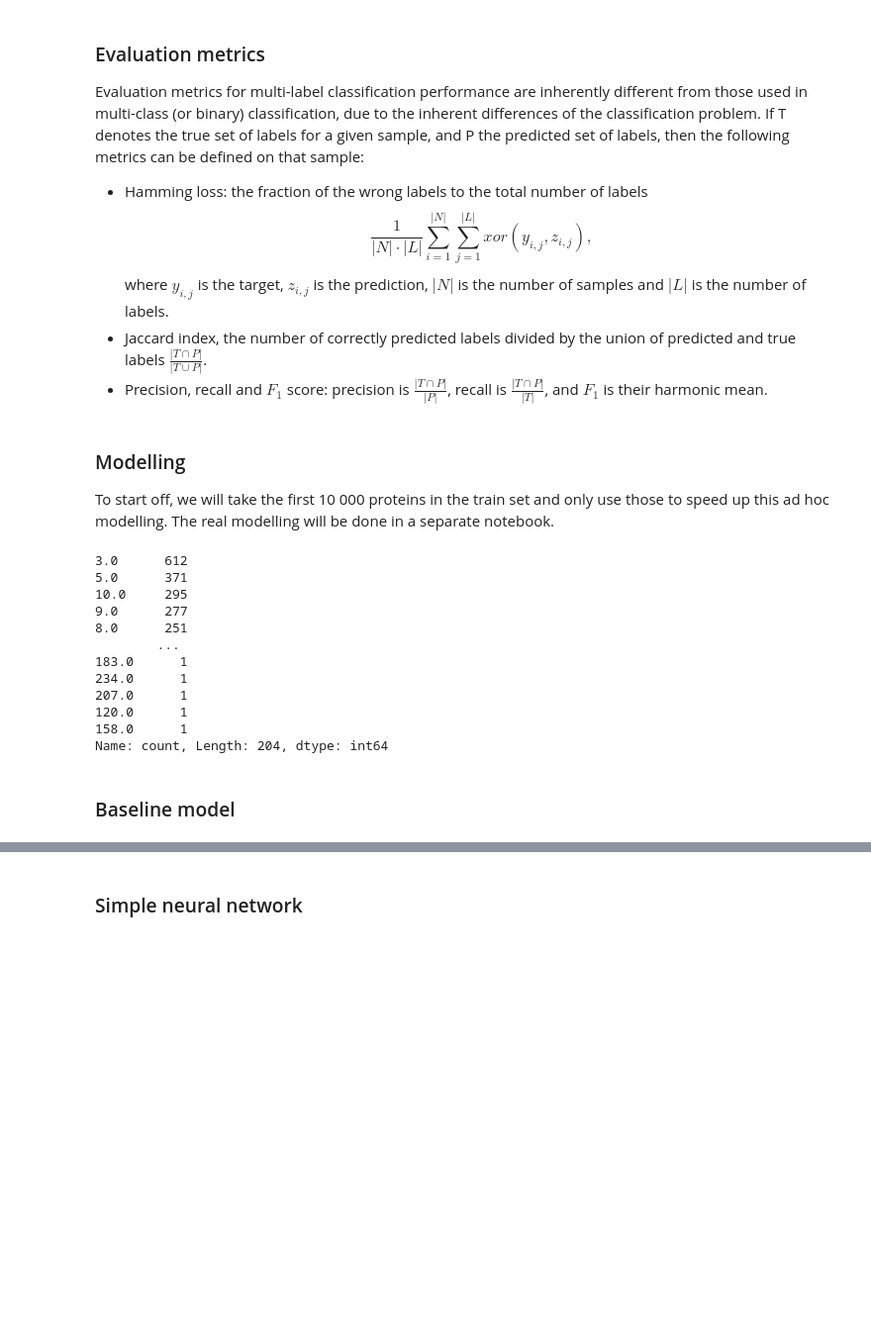
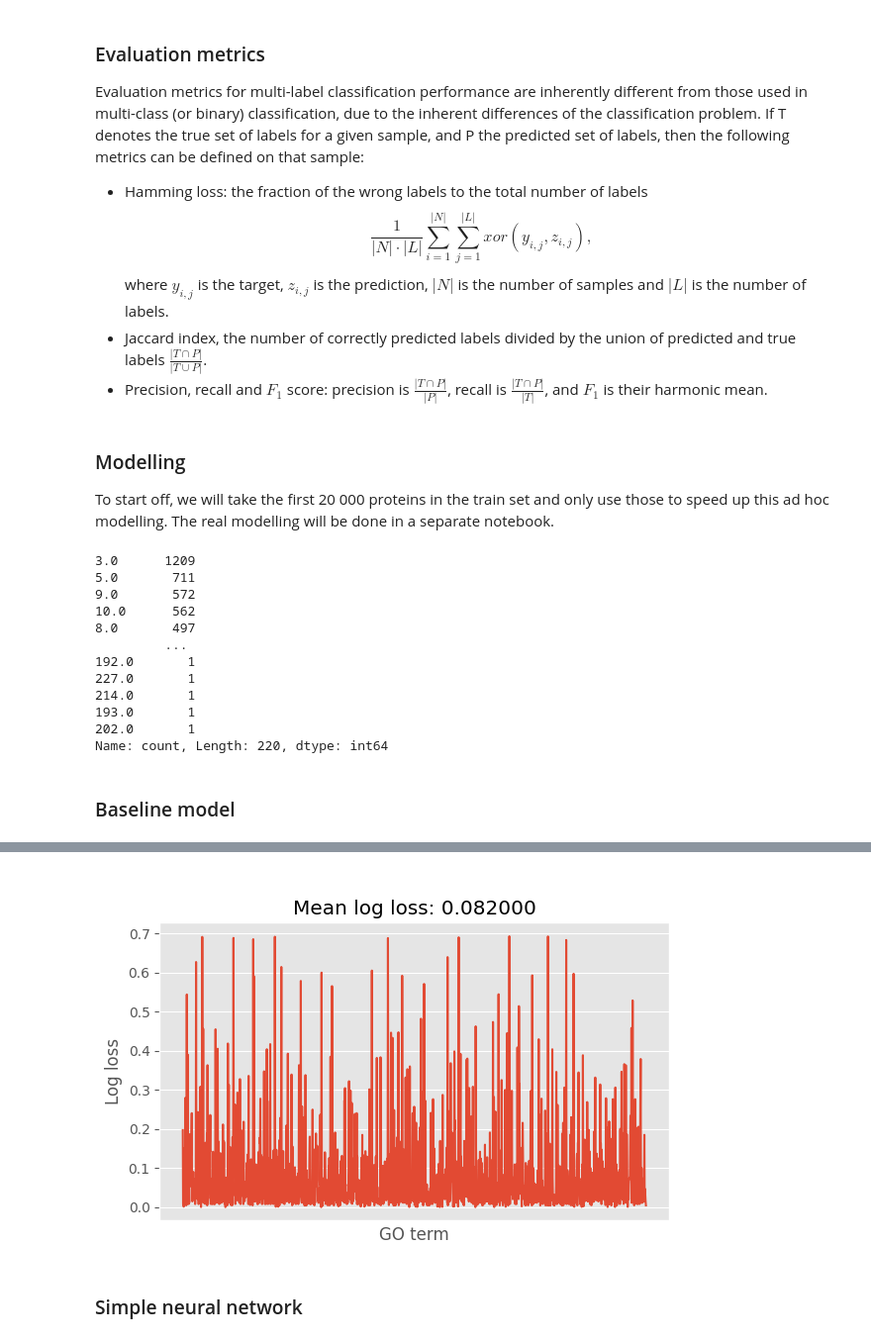
Before and after one commit to MatejVe/CAFA_5_protein_function_prediction, a Jupyter notebook: modelling.ipynb, the cells around one changed output, grey strips where cells are left out. Shown: that part at 99% size. Drawn from its saved outputs; the diff is of its cells as text; code cells hidden in the pictures; blank space fills up the shorter version.

```diff
--- a/modelling.ipynb
+++ b/modelling.ipynb
@@ -26,8 +26,9 @@ where $y_{i,j}$ is the target, $z_{i,j}$ is the prediction, $|N|$ is the number
 # %%
 from sklearn.metrics import precision_score, recall_score, f1_score
 from sklearn.metrics import roc_auc_score, hamming_loss, jaccard_score
+from sklearn.metrics import log_loss
 
-def evaluation_report(y_pred, y_true, title=""):
+def evaluation_report_binary(y_pred, y_true, title=""):
     """
     Compute evaluation metrics for multi-label classification
     """
@@ -67,28 +68,42 @@ def evaluation_report(y_pred, y_true, title=""):
     # Calculate the Jaccard index
     jacard = jaccard_score(y_true, y_pred, average='macro', zero_division=0)
     print(f"Jaccard index: {jacard.mean():.6f}.")
+
+def evaluation_report_probabilistic(y_pred, y_true, title=""):
+    log_losses = np.array([log_loss(y_true.iloc[:, i], y_pred[:, i], labels=[0, 1])
+                           for i in range(y_true.shape[1])])
+
+    fig, ax = plt.subplots(figsize=(6, 4))
+    ax.plot(np.arange(len(log_losses)), log_losses)
+    ax.set_xlabel('GO term')
+    ax.set_xticks([])
+    ax.set_ylabel('Log loss')
+
+    ax.set_title(title + f'\nMean log loss: {log_losses.mean():.6f}')
+    plt.tight_layout()
+    plt.show()
 # %% [markdown]
 ### Modelling
 
-To start off, we will take the first 10 000 proteins in the train set and only use those to speed up this ad hoc modelling. The real modelling will be done in a separate notebook.
+To start off, we will take the first 20 000 proteins in the train set and only use those to speed up this ad hoc modelling. The real modelling will be done in a separate notebook.
 # %%
-reduced_labels_df = labels_df.iloc[:10000, :]
-reduced_train_features = features_df.iloc[:10000, :]
+reduced_labels_df = labels_df.iloc[:20000, :]
+reduced_train_features = features_df.iloc[:20000, :]
 
 # Check how many proteins have no labels
 print(reduced_labels_df.sum(axis=1).value_counts())
 # %% [output]
-3.0      612
-5.0      371
-10.0     295
-9.0      277
-8.0      251
-        ...
-183.0      1
-234.0      1
-207.0      1
-120.0      1
-158.0      1
-Name: count, Length: 204, dtype: int64
+3.0      1209
+5.0       711
+9.0       572
+10.0      562
+8.0       497
+         ...
+192.0       1
+227.0       1
+214.0       1
+193.0       1
+202.0       1
+Name: count, Length: 220, dtype: int64
 # %%
 # Train test split
@@ -131,6 +146,7 @@ base_model = BaseModel()
 base_model.fit(X_train, y_train)
 test_scores = base_model.score(X_test, y_test)
 
-evaluation_report(base_model.predict(X_test), y_test)
+evaluation_report_binary(base_model.predict(X_test), y_test)
+evaluation_report_probabilistic(base_model.predict_proba(X_test), y_test)
 # %% [output]
 [figure]
@@ -139,3 +155,4 @@ Jaccard index: 0.002905.
+[figure, added]
 # %% [markdown]
 ### Simple neural network
 # %%
```
Also changed, not shown: parts of 6 cells of this notebook.
